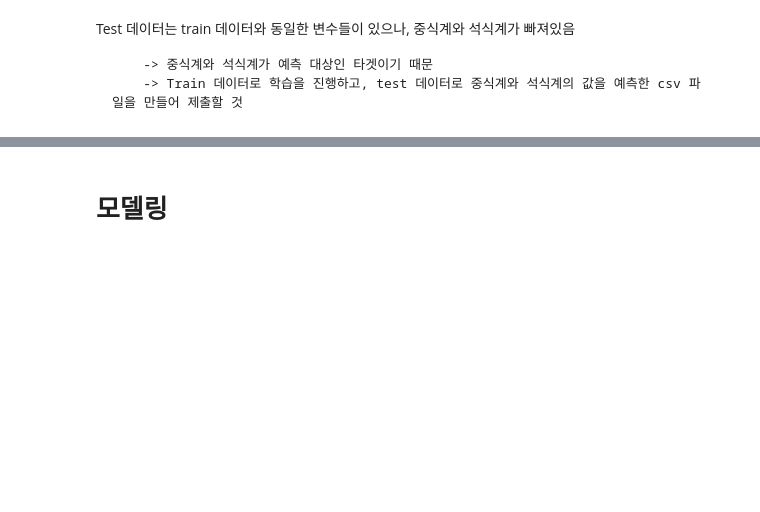
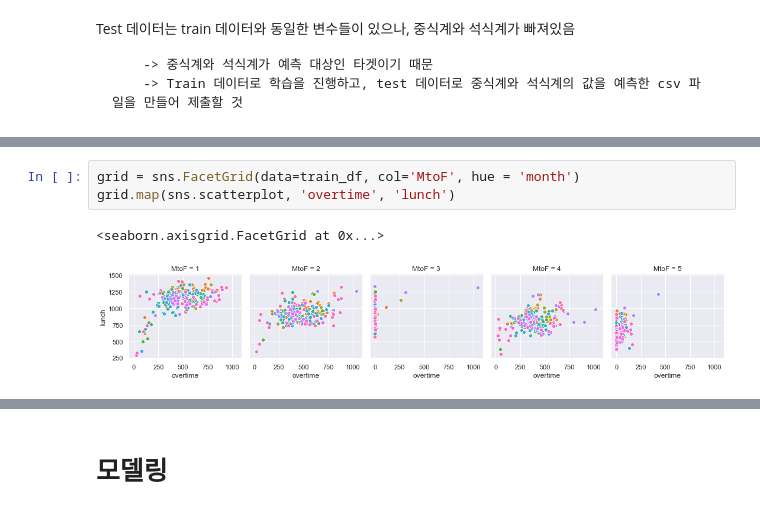
Before and after one commit to SWiwoo/PROJECTS2021, a Jupyter notebook: 데이콘식수예측_study.ipynb, the cells around one changed output, grey strips where cells are left out. Drawn from its saved outputs; the diff is of its cells as text; blank space fills up the shorter version.

```diff
--- a/데이콘식수예측_study.ipynb
+++ b/데이콘식수예측_study.ipynb
@@ -370,0 +451,6 @@ grid.map(sns.scatterplot, '출근자수', '중식계')
+# %%
+grid = sns.FacetGrid(data=train_df, col='MtoF', hue = 'month')
+grid.map(sns.scatterplot, 'overtime', 'lunch')
+# %% [output]
+<seaborn.axisgrid.FacetGrid at 0x...>
+[figure, added]
```
Also changed, not shown: parts of 135 cells of this notebook.
